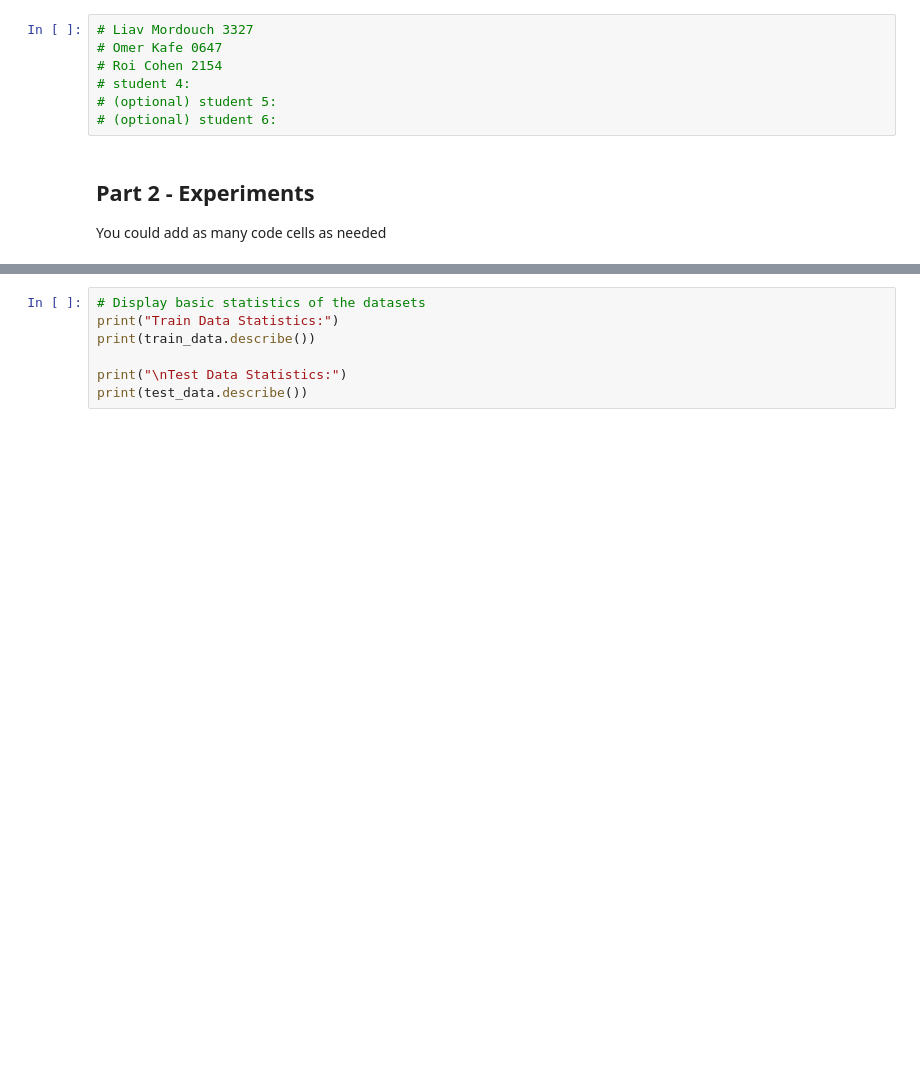
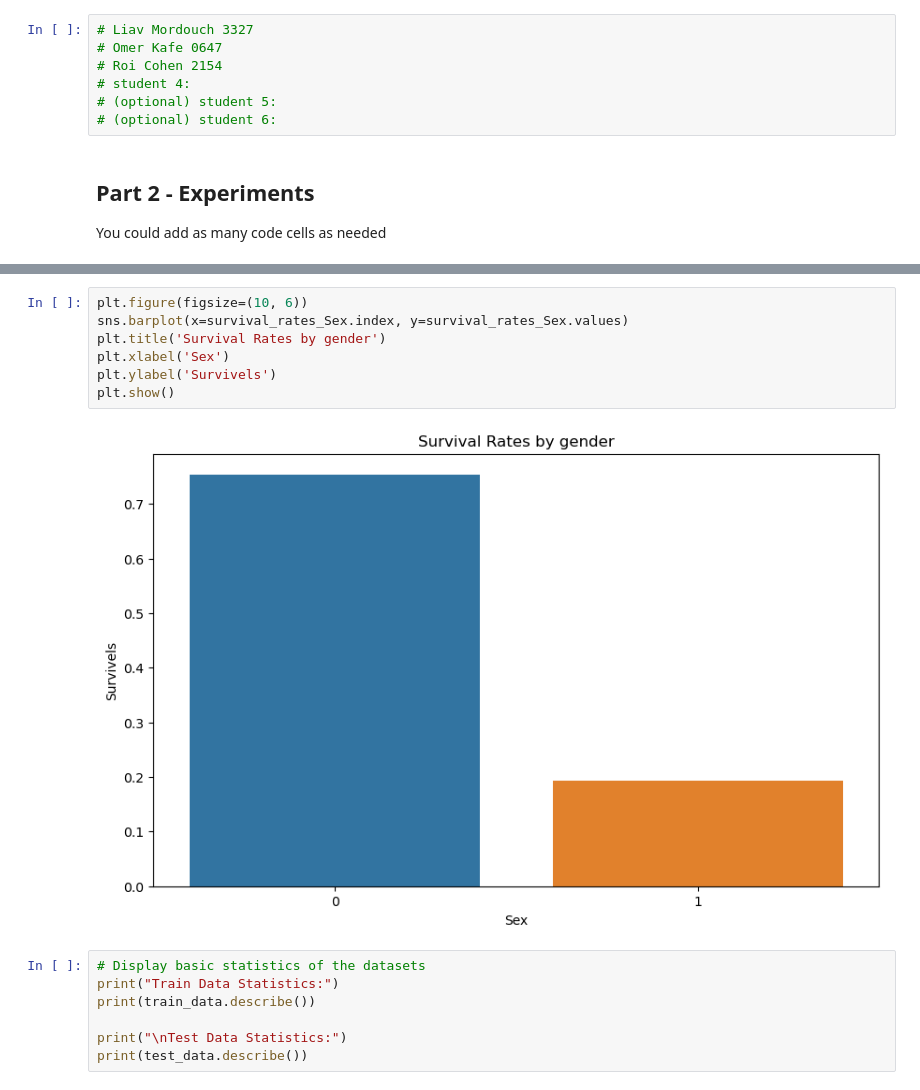
Before and after one commit to Deftera186/Titanic-ML, a Jupyter notebook: Assignment2_supervised_learning_flow.ipynb, the cells around one changed output, grey strips where cells are left out. Drawn from its saved outputs; the diff is of its cells as text; blank space fills up the shorter version.

```diff
--- a/Assignment2_supervised_learning_flow.ipynb
+++ b/Assignment2_supervised_learning_flow.ipynb
@@ -46,3 +128,12 @@ Test Data:
+# %%
+plt.figure(figsize=(10, 6))
+sns.barplot(x=survival_rates_Sex.index, y=survival_rates_Sex.values)
+plt.title('Survival Rates by gender')
+plt.xlabel('Sex')
+plt.ylabel('Survivels')
+plt.show()
+# %% [output]
+[figure, added]
 # %%
 # Display basic statistics of the datasets
 print("Train Data Statistics:")
```
Also changed, not shown: parts of 21 cells of this notebook.
